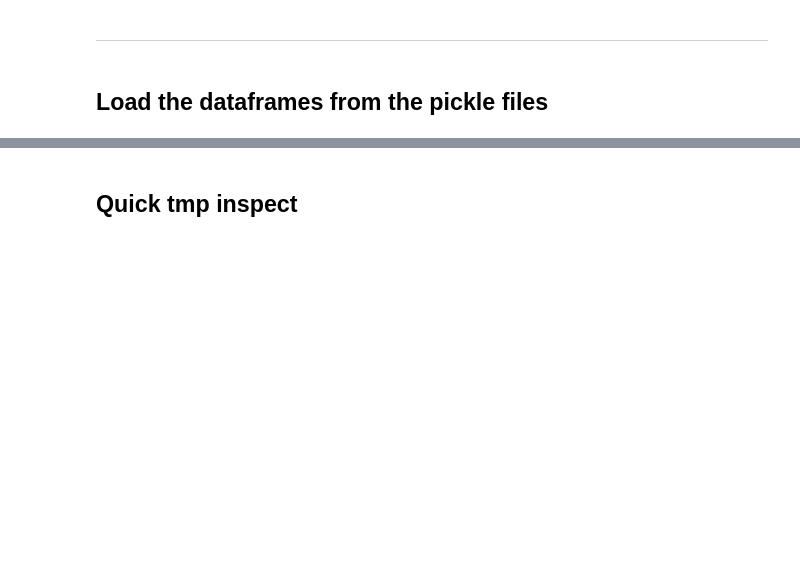
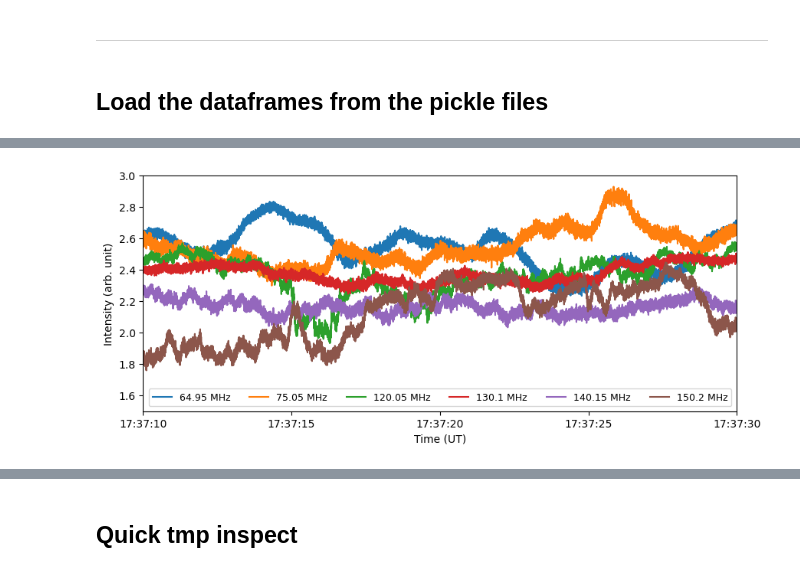
Before and after one commit to MohamedNedal/dias_work, a Jupyter notebook: plot_realita_spectra_v3.ipynb, the cells around one changed output, grey strips where cells are left out. Saved outputs shown, nothing was run; the diff lists cells and outputs as text; code cells hidden in the pictures; blank space fills up the shorter version.

```diff
--- a/plot_realita_spectra_v3.ipynb
+++ b/plot_realita_spectra_v3.ipynb
@@ -211,0 +278,32 @@ freq_mode7 = df_mode7.columns
+# %%
+def extract_nearest_frequency(df=None, target_freq=None):
+    # assumes df columns are frequency values (float or convertible)
+    cols = df.columns.astype(float)
+    closest = cols[np.abs(cols - target_freq).argmin()]
+    return df[closest]
+# %%
+target_freqs = [65, 75, 120, 130, 140, 150]
+
+fig = plt.figure(figsize=[10,4])
+ax  = fig.add_subplot(111)
+
+for tf in target_freqs:
+    if tf > typeII_2_mode3.columns[0] and tf < typeII_2_mode5.columns[0]:
+        ts = extract_nearest_frequency(df=typeII_2_mode5, target_freq=tf)
+    else:
+        ts = extract_nearest_frequency(df=typeII_2_mode3, target_freq=tf)
+    ax.plot(ts, label=f'{round(ts.name, 2)} MHz')
+
+ax.set_xlabel('Time (UT)')
+ax.set_ylabel('Intensity (arb. unit)')
+ax.legend(loc='lower center', ncol=len(target_freqs), fontsize=9)
+# ax.set_yscale('log')
+ax.xaxis_date()
+ax.xaxis.set_major_locator(mdates.SecondLocator(interval=5))
+ax.xaxis.set_major_formatter(mdates.DateFormatter('%H:%M:%S'))
+ax.set_xlim(left=pd.Timestamp('2024-05-14 17:37:10'), right=pd.Timestamp('2024-05-14 17:37:30'))
+ax.set_ylim(bottom=1.5, top=3)
+fig.savefig(f'{data_dir}/burst2_radio_lightcurves.pdf', format='pdf', bbox_inches='tight')
+plt.show()
+# %% [output]
+[figure, added]
```
Also changed, not shown: parts of 8 cells of this notebook, 6 other files.
